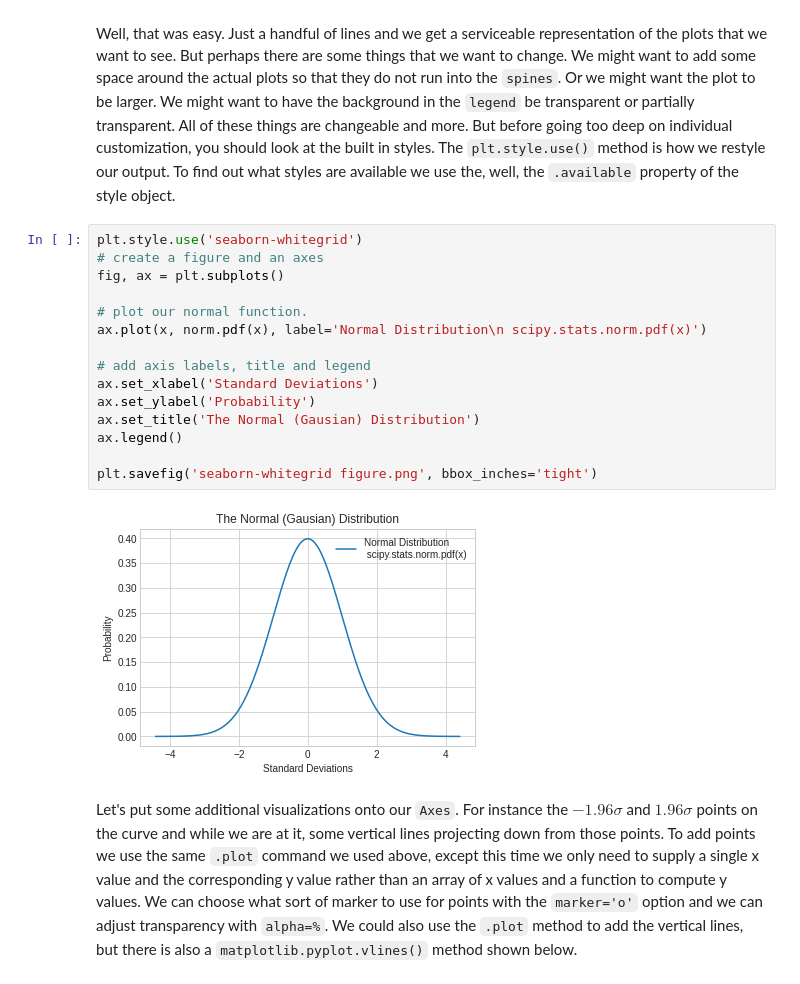
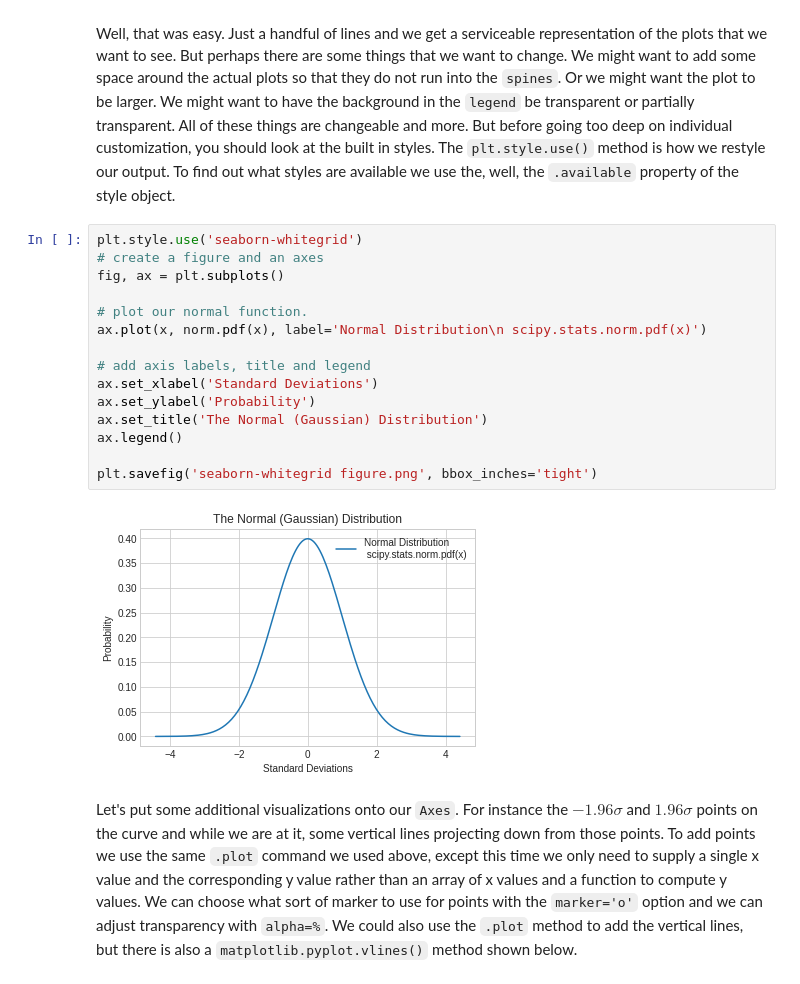
Before and after one commit to grtyvr/mathplotlib_using_normal_dist, a Jupyter notebook: MatPlotLib_2.ipynb, the cells around one changed output. Saved outputs shown, nothing was run; the diff lists cells and outputs as text.

```diff
--- a/MatPlotLib_2.ipynb
+++ b/MatPlotLib_2.ipynb
@@ -74,20 +76,20 @@ Well, that was easy.  Just a handful of lines and we get a serviceable represent
 # %%
 plt.style.use('seaborn-whitegrid')
 # create a figure and an axes
 fig, ax = plt.subplots()
 
 # plot our normal function.
 ax.plot(x, norm.pdf(x), label='Normal Distribution\n scipy.stats.norm.pdf(x)')
 
 # add axis labels, title and legend
 ax.set_xlabel('Standard Deviations')
 ax.set_ylabel('Probability')
-ax.set_title('The Normal (Gausian) Distribution')
+ax.set_title('The Normal (Gaussian) Distribution')
 ax.legend()
 
 plt.savefig('seaborn-whitegrid figure.png', bbox_inches='tight')
 # %% [output]
-[figure, old version]
+[figure, new version]
 # %% [markdown]
 Let's put some additional visualizations onto our `Axes`. For instance the $−1.96\sigma$ and $1.96\sigma$ points on the curve and while we are at it, some vertical lines projecting down from those points. To add points we use the same `.plot` command we used above, except this time we only need to supply a single x value and the corresponding y value rather than an array of x values and a function to compute y values. We can choose what sort of marker to use for points with the `marker='o'` option and we can adjust transparency with `alpha=%`. We could also use the `.plot` method to add the vertical lines,  but there is also a `matplotlib.pyplot.vlines()` method shown below.
 # %%
```
Also changed, not shown: parts of 12 cells of this notebook, 12 other files.
